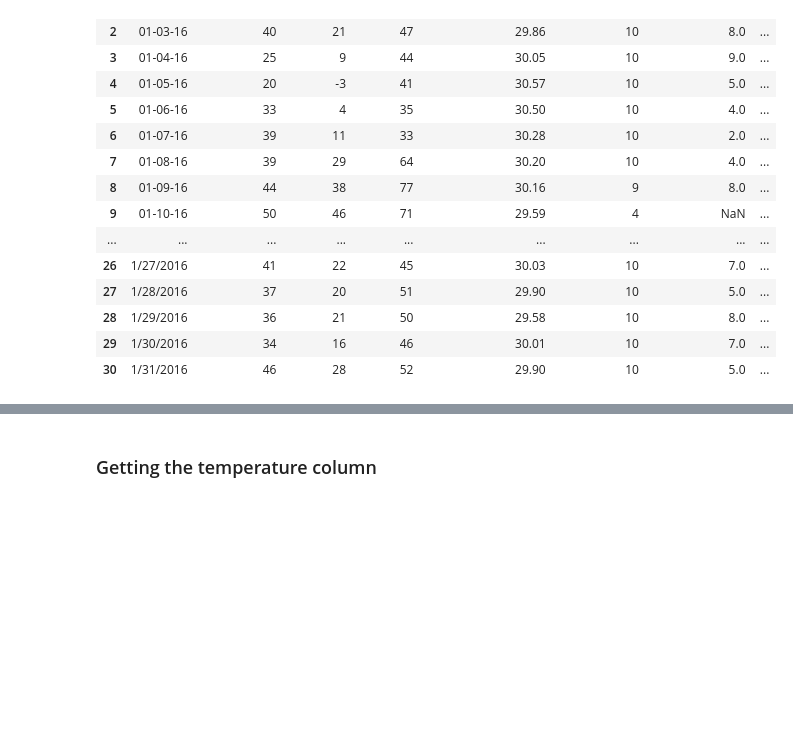
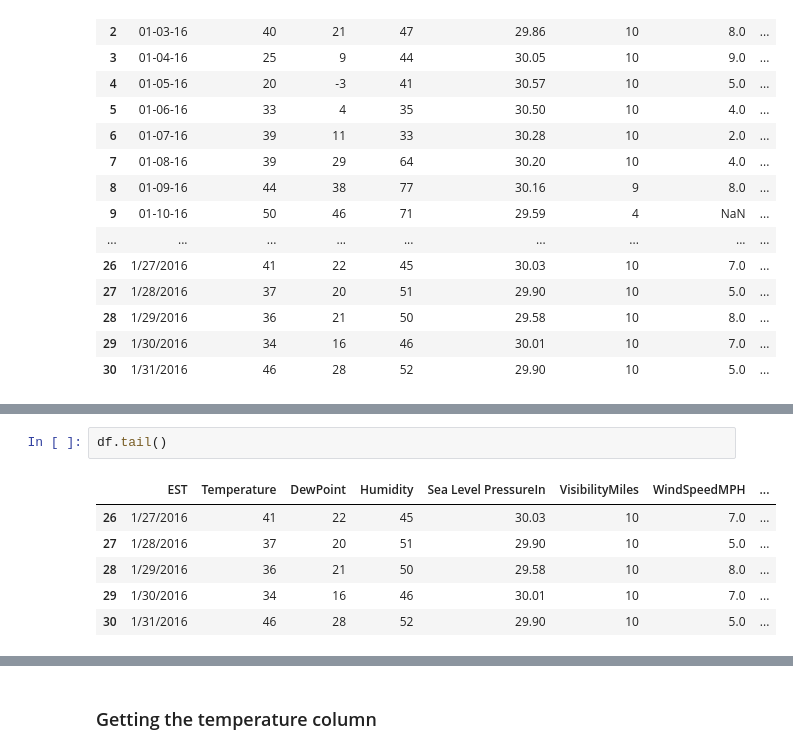
Before and after one commit to Eldhose-Varghese/New-York-Weather-Data-Analysis, a Jupyter notebook: Untitled.ipynb, the cells around one changed output, grey strips where cells are left out. Cells and saved outputs as stored; diff of their text form; blank space fills up the shorter version.

```diff
--- a/Untitled.ipynb
+++ b/Untitled.ipynb
@@ -26,0 +46,9 @@ df
+# %%
+df.tail()
+# %% [output]
+|  | EST | Temperature | DewPoint | Humidity | Sea Level PressureIn | VisibilityMiles | WindSpeedMPH | ... |
+| 26 | 1/27/2016 | 41 | 22 | 45 | 30.03 | 10 | 7.0 | ... |
+| 27 | 1/28/2016 | 37 | 20 | 51 | 29.90 | 10 | 5.0 | ... |
+| 28 | 1/29/2016 | 36 | 21 | 50 | 29.58 | 10 | 8.0 | ... |
+| 29 | 1/30/2016 | 34 | 16 | 46 | 30.01 | 10 | 7.0 | ... |
+| 30 | 1/31/2016 | 46 | 28 | 52 | 29.90 | 10 | 5.0 | ... |
```
Also changed, not shown: parts of 15 cells of this notebook.
